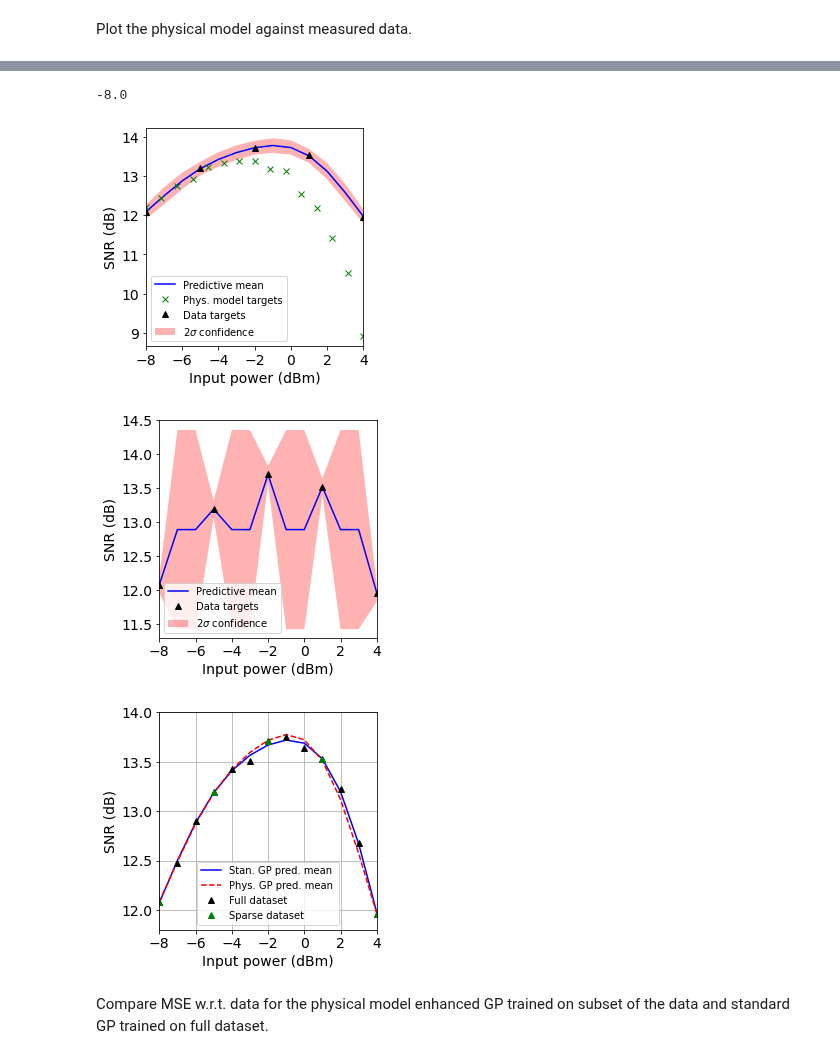
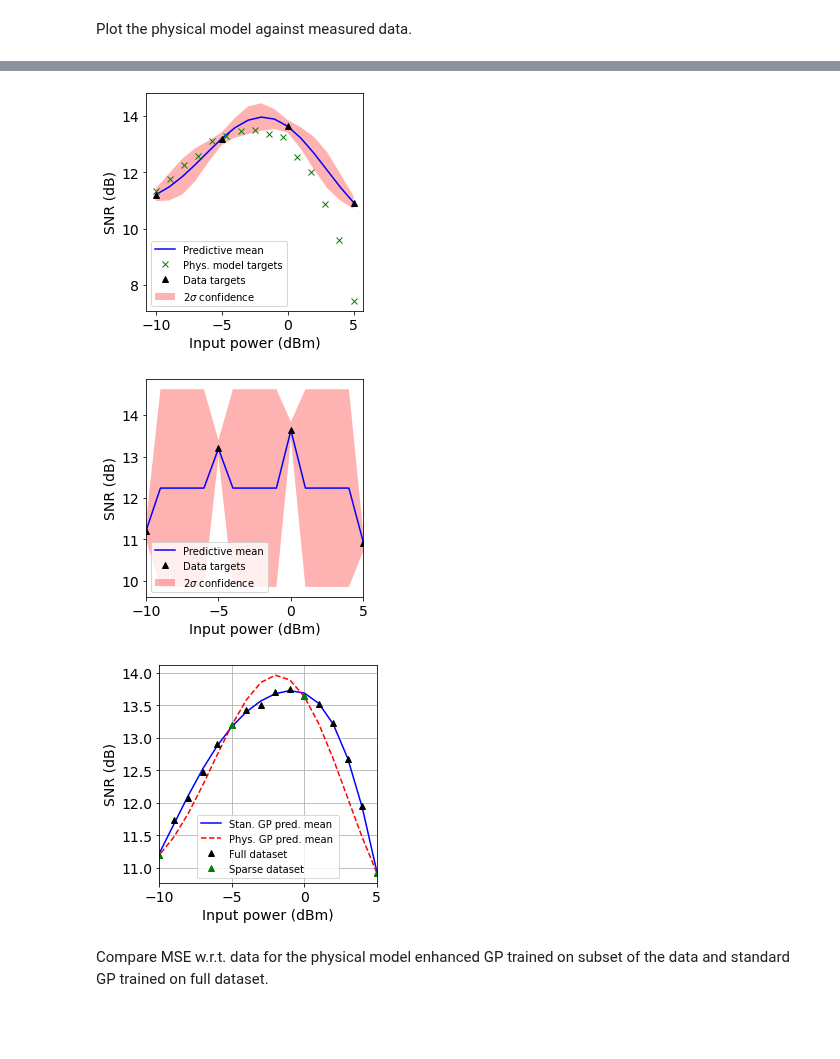
Before and after one commit to joshnevin/physics_enhanced_GPs, a Jupyter notebook: GN_model_enhanced_GPs_comp_d_pvar.ipynb, the cells around one changed output, grey strips where cells are left out. Saved outputs shown, nothing was run; the diff lists cells and outputs as text; code cells hidden in the pictures; blank space fills up the shorter version.

```diff
--- a/GN_model_enhanced_GPs_comp_d_pvar.ipynb
+++ b/GN_model_enhanced_GPs_comp_d_pvar.ipynb
@@ -20,12 +20,12 @@ pch = np.genfromtxt(open(str(data_dir) + "power_david.csv", "r"), delimiter=",",
 # %% [markdown]
 Play around with the amount of data
 # %%
-# snr = snr[:16] # -10 to 5 dBm
-# pch = pch[:16]
+snr = snr[:16] # -10 to 5 dBm
+pch = pch[:16]
 snr_comp = snr[:16] # to compare with SSFM
 pch_comp = pch[:16]
-snr = snr[1:14]  # -8 to 4 dBm
-pch = pch[1:14]
+# snr = snr[1:14]  # -8 to 4 dBm
+# pch = pch[1:14]
 # %%
 down_sample_factor = 1
 snr = np.array([snr[i] for i in range(len(snr)) if i % down_sample_factor == 0])
@@ -37,13 +41,19 @@ len(pch)
 # %%
-# inds = [0, 4, 8, 12, 15]  # for -10 to 5 dBm
+# inds = [0, 4, 8, 12, 15]  # for -10 to 5 dBm five measurements
 # snr_sub = np.array([snr[inds[0]], snr[inds[1]], snr[inds[2]], snr[inds[3]], snr[inds[4]]])
 # pch_sub = np.array([pch[inds[0]], pch[inds[1]], pch[inds[2]], pch[inds[3]], pch[inds[4]]])
-inds = [0, 3, 6, 9, 12]  # for -8 to 4 dBm
-snr_sub = np.array([snr[inds[0]], snr[inds[1]], snr[inds[2]], snr[inds[3]], snr[inds[4]]])
-pch_sub = np.array([pch[inds[0]], pch[inds[1]], pch[inds[2]], pch[inds[3]], pch[inds[4]]])
-# inds = [0, 5, 10, -1]
+inds = [0, 5, 10, 15]  # for -10 to 5 dBm four measurements
+snr_sub = np.array([snr[inds[0]], snr[inds[1]], snr[inds[2]], snr[inds[3]]])
+pch_sub = np.array([pch[inds[0]], pch[inds[1]], pch[inds[2]], pch[inds[3]]])
+# inds = [0, 3, 6, 9, 12]  # for -8 to 4 dBm
+# snr_sub = np.array([snr[inds[0]], snr[inds[1]], snr[inds[2]], snr[inds[3]], snr[inds[4]]])
+# pch_sub = np.array([pch[inds[0]], pch[inds[1]], pch[inds[2]], pch[inds[3]], pch[inds[4]]])
+# inds = [0, 7, 14, -1]  # for -15 to 5 dBm, four measurements
 # snr_sub = np.array([snr[inds[0]], snr[inds[1]], snr[inds[2]], snr[inds[3]]])
 # pch_sub = np.array([pch[inds[0]], pch[inds[1]], pch[inds[2]], pch[inds[3]]])
+# inds = [0, 5, 10, 15, -1 ]  # for -15 to 5 dBm, five measurements
+# snr_sub = np.array([snr[inds[0]], snr[inds[1]], snr[inds[2]], snr[inds[3]], snr[inds[4]]])
+# pch_sub = np.array([pch[inds[0]], pch[inds[1]], pch[inds[2]], pch[inds[3]], pch[inds[4]]])
 plt.plot(pch, snr, 'b.', label='Full Data')
 plt.plot(pch_sub, snr_sub, 'r+', label='Subset')
 plt.xlabel("Power per channel (dBm)")
@@ -257,4 +249,0 @@ plt.show()
-# %%
-pch[-1]
-# %% [output]
--8.0
@@ -270,9 +261,9 @@ ax.fill(np.concatenate([pch, pch[::-1]]),
                             (mu_sk_n2_phys)[::-1]]),
             alpha=0.3, fc='r', ec='None', label='2$\sigma$ confidence')
 #plt.xlim([pch[-1], pch[0]])
-plt.xlim([-8, 4])
-#plt.ylim([11.5, 14.2])
-plt.xticks([-8, -6, -4, -2, 0, 2, 4])
+#plt.xlim([-8, 4])
+#plt.ylim([8.5, 14.5])
+#plt.xticks([-8, -6, -4, -2, 0, 2, 4])
 #plt.xticks([-10, -7.5, -5, -2.5, 0, 2.5, 5 ])
 #plt.xticks([-6, -4, -2, 0, 2, 4])
 plt.xlabel("Input power (dBm)")
@@ -282,36 +273,36 @@ plt.legend(prop={'size':10})
 ax.set_aspect(1.0/ax.get_data_ratio(), adjustable='box')
 f.patch.set_facecolor('w')
 #plt.grid()
-#plt.savefig('figures/david_comp_gn_enhanced_gp_ppert.pdf', dpi=200,bbox_inches='tight')
+plt.savefig('figures/david_comp_gn_enhanced_gp_ppert.pdf', dpi=200,bbox_inches='tight')
 #plt.savefig('figures/final_phys_gp_comp.pdf', dpi=200,bbox_inches='tight')
-#plt.savefig('figures/phys_gp_GN_initial.pdf', dpi=200,bbox_inches='tight')
+#plt.savefig('figures/GN_phys_gp_comp.pdf', dpi=200,bbox_inches='tight')
 plt.show()
 # %% [output]
-[figure, old version]
+[figure, new version]
 # %%
 f, ax = plt.subplots()
 ax.plot(pch, mu_sk, 'b-', label = 'Predictive mean')
 #ax.plot(pch_shifted, snr,'k+', label = 'All data')
 ax.plot(pch_sub, snr_sub,'k^', label = 'Data targets')
 ax.fill(np.concatenate([pch, pch[::-1]]),
             np.concatenate([mu_sk_p2,
                             (mu_sk_n2)[::-1]]),
             alpha=0.3, fc='r', ec='None', label='2$\sigma$ confidence')
 plt.xlim([pch[-1], pch[0]])
-plt.xticks([-8, -6, -4, -2, 0, 2, 4])
+#plt.xticks([-8, -6, -4, -2, 0, 2, 4])
 #plt.xticks([-10, -7.5, -5, -2.5, 0, 2.5, 5 ])
-plt.ylim([11.3,14.5])
+#plt.ylim([11.3,14.5])
 plt.xlabel("Input power (dBm)")
 plt.ylabel("SNR (dB)")
 #plt.title("Normal GP")
 plt.legend(loc= 3,prop={'size':10})
 ax.set_aspect(1.0/ax.get_data_ratio(), adjustable='box')
 f.patch.set_facecolor('w')
-#plt.savefig('figures/david_comp_standard_gp_ppert.pdf', dpi=200,bbox_inches='tight')
+plt.savefig('figures/david_comp_standard_gp_ppert.pdf', dpi=200,bbox_inches='tight')
 #plt.savefig('figures/final_stan_gp_comp.pdf', dpi=200,bbox_inches='tight')
 plt.show()
 # %% [output]
-[figure, old version]
+[figure, new version]
 # %%
 f, ax = plt.subplots()
 ax.plot(pch, mu_sk_f, 'b-', label = 'Stan. GP pred. mean ')
@@ -324,8 +315,8 @@ ax.plot(pch_sub, snr_sub,'g^', label = 'Sparse dataset')
 #             alpha=0.3, fc='r', ec='None', label='2$\sigma$ confidence')
 plt.xlim([pch[-1], pch[0]])
 #plt.xticks([-10, -7.5, -5, -2.5, 0, 2.5, 5 ])
-plt.xticks([-8, -6, -4, -2, 0, 2, 4])
-plt.ylim([11.8,14])
+#plt.xticks([-8, -6, -4, -2, 0, 2, 4])
+#plt.ylim([11.8,14])
 #plt.xticks([-2.5, -1, 0.5, 2, 3.5 ])
 #plt.xticks([-6, -4, -2, 0, 2, 4 ])
 plt.xlabel("Input power (dBm)")
@@ -335,11 +326,11 @@ plt.legend(prop={'size':10})
 ax.set_aspect(1.0/ax.get_data_ratio(), adjustable='box')
 f.patch.set_facecolor('w')
 plt.grid()
-#plt.savefig('figures/david_comp_standard_gp_full_ppert.pdf', dpi=200,bbox_inches='tight')
+plt.savefig('figures/david_comp_standard_gp_full_ppert.pdf', dpi=200,bbox_inches='tight')
 #plt.savefig('figures/final_comp_stan_gp_full.pdf', dpi=200,bbox_inches='tight')
 plt.show()
 # %% [output]
-[figure, old version]
+[figure, new version]
 # %% [markdown]
 Compare MSE w.r.t. data for the physical model enhanced GP trained on subset of the data and standard GP trained on full dataset.
 # %%
```
Also changed, not shown: parts of 32 cells of this notebook, 3 other files.
